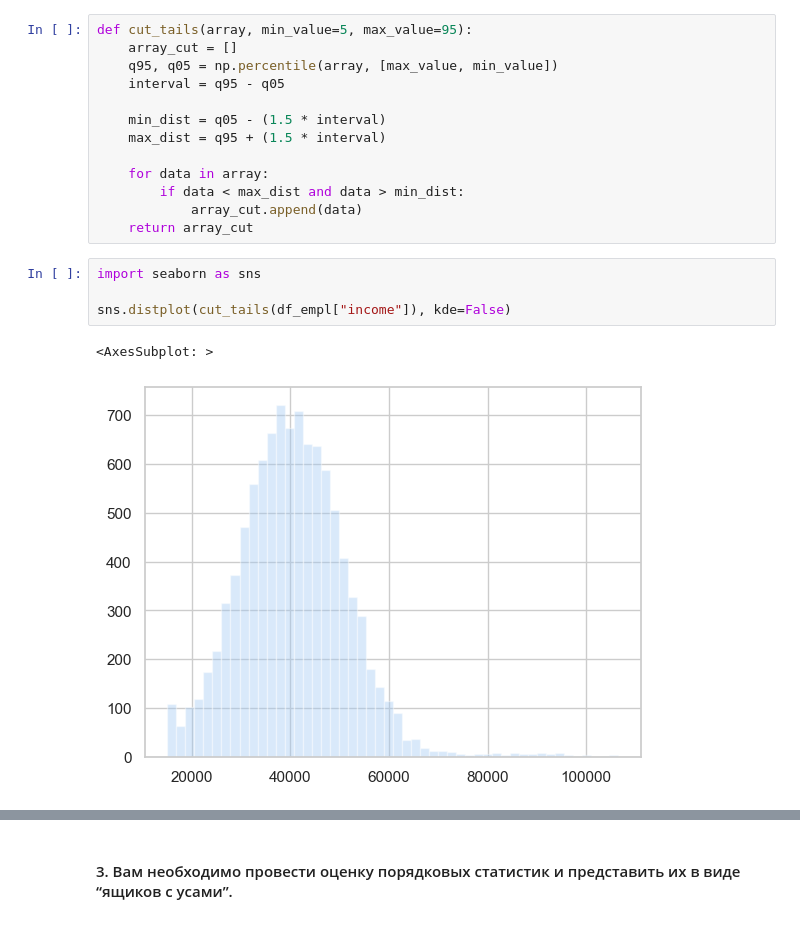
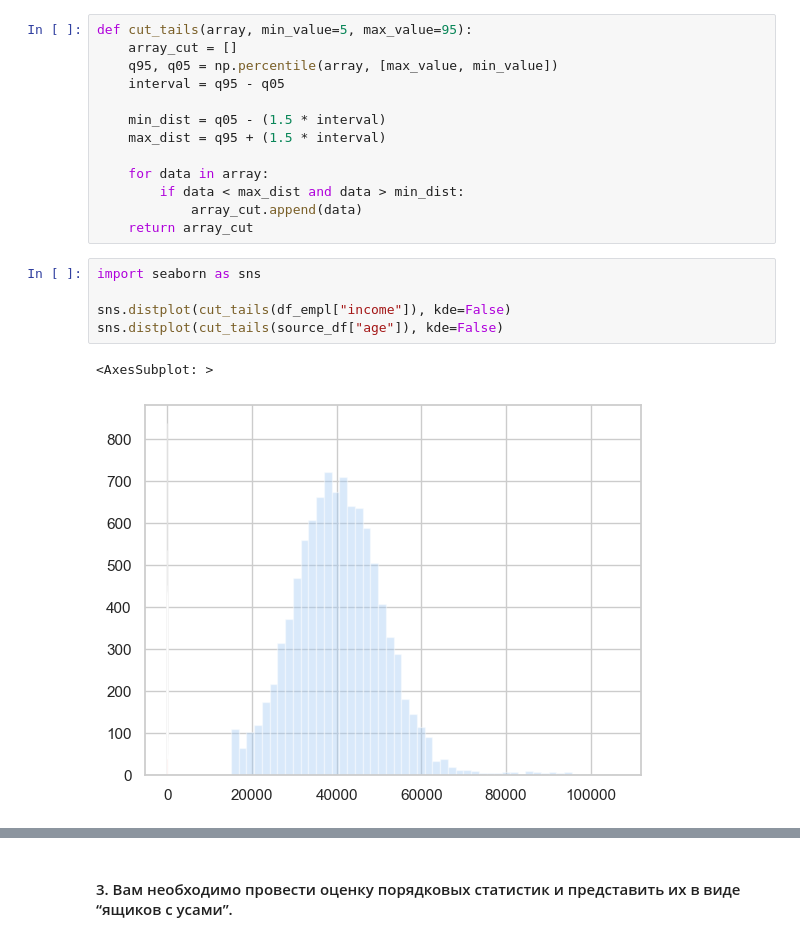
Before and after one commit to AnatolyPershinov/MFML_labs, a Jupyter notebook: lr1/salary/salary.ipynb, the cells around one changed output, grey strips where cells are left out. Cells and saved outputs as stored; diff of their text form.

```diff
--- a/lr1/salary/salary.ipynb
+++ b/lr1/salary/salary.ipynb
@@ -92,10 +92,11 @@ def cut_tails(array, min_value=5, max_value=95):
 # %%
 import seaborn as sns
 
 sns.distplot(cut_tails(df_empl["income"]), kde=False)
+sns.distplot(cut_tails(source_df["age"]), kde=False)
 # %% [output]
 <AxesSubplot: >
-[figure, old version]
+[figure, new version]
 # %%
 
 mean = df_empl["income"].mean()
```
Also changed, not shown: parts of 18 cells of this notebook.
